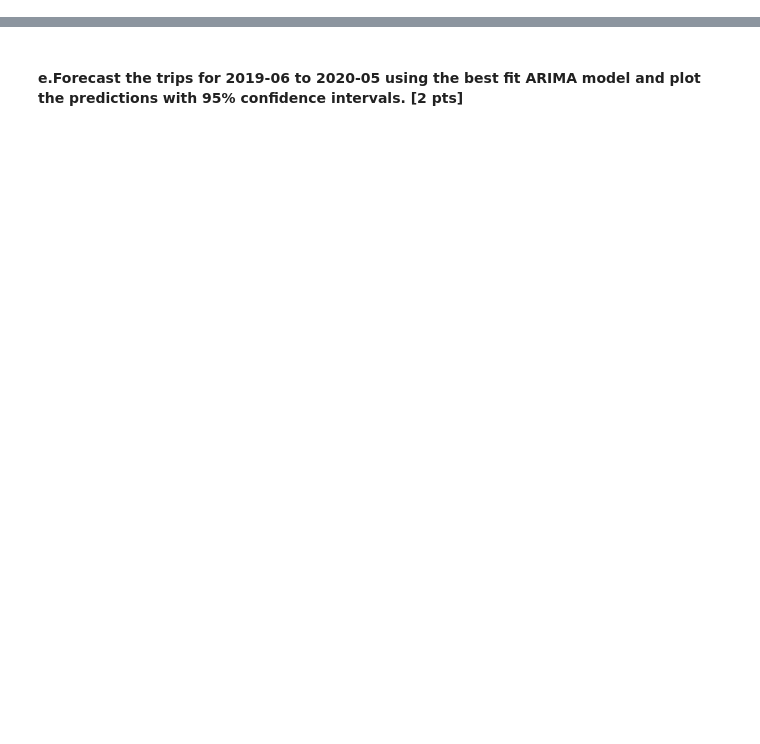
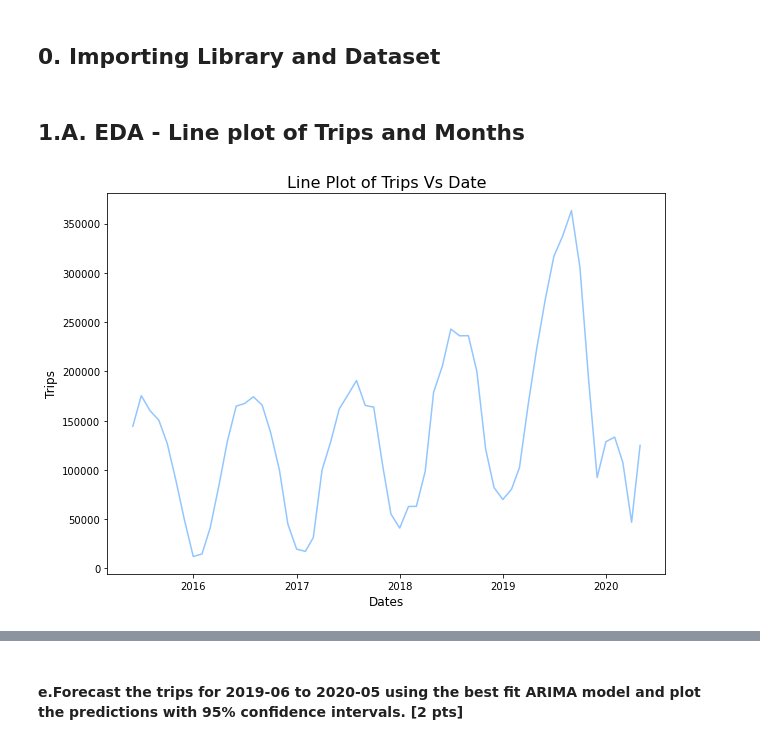
Before and after one commit to tommykangdra/BlueBike-Daily-Ridership-Forecast, a Jupyter notebook: BlueBike.ipynb, the cells around one changed output, grey strips where cells are left out. Drawn from its saved outputs; the diff is of its cells as text; code cells hidden in the pictures; blank space fills up the shorter version.

```diff
--- a/BlueBike.ipynb
+++ b/BlueBike.ipynb
@@ -380,0 +7,2 @@ MAD for Holts-Winters forecast: 50.3%
+# %% [markdown]
+## 0. Importing Library and Dataset
@@ -380,0 +35,15 @@ MAD for Holts-Winters forecast: 50.3%
+# %% [markdown]
+## 1.A. EDA - Line plot of Trips and Months
+# %%
+# plotting the line plot
+plt.figure(figsize = (10,7))
+plt.plot(ser, trips)
+plt.title('Line Plot of Trips Vs Date', fontsize = 16)
+plt.xlabel('Dates', fontsize = 12)
+plt.ylabel('Trips', fontsize = 12)
+plt.show()
+
+bikes_df = pd.DataFrame({'Date': ser, 'Trip': trips})
+init = bikes_df
+# %% [output]
+[figure, added]
```
Also changed, not shown: parts of 103 cells of this notebook.
